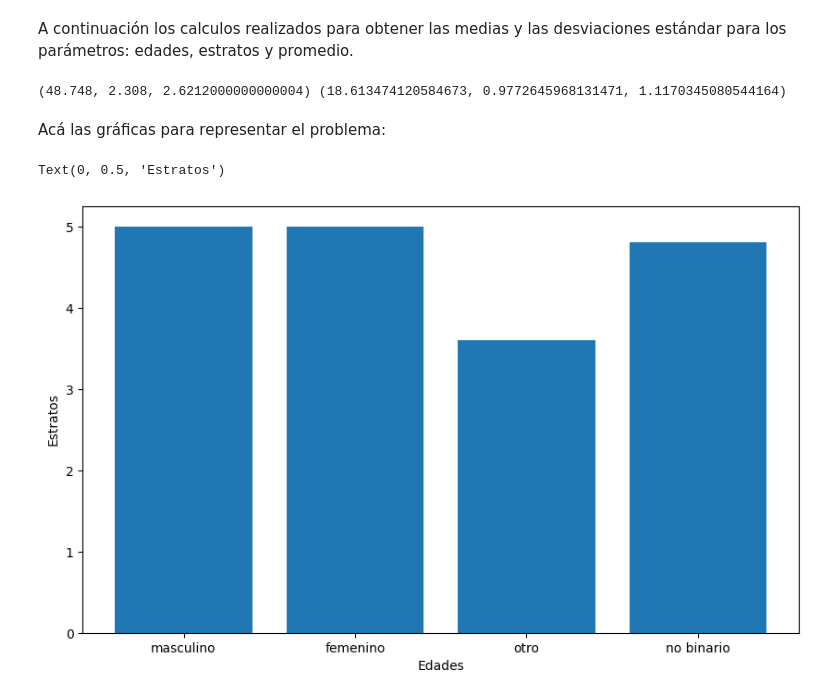
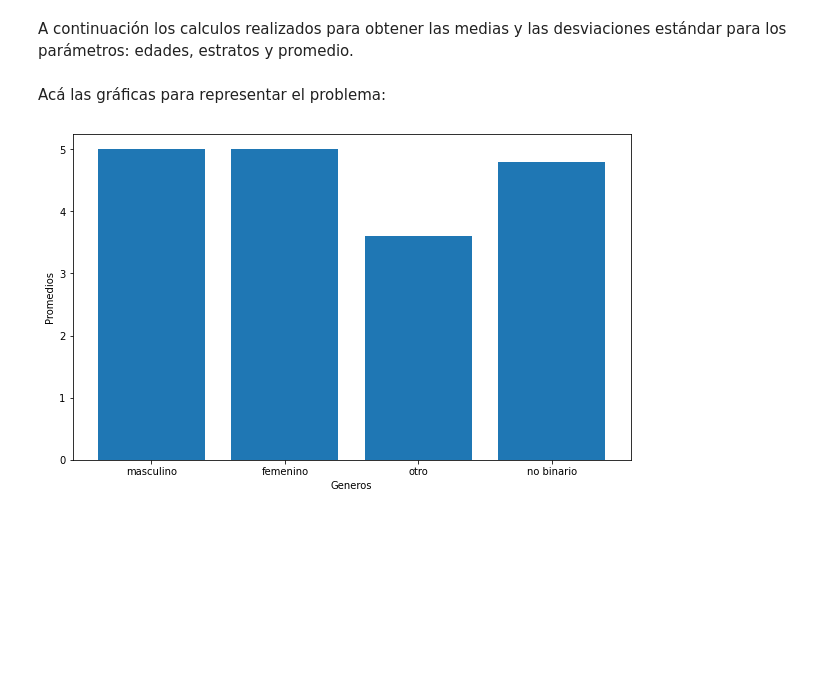
Before and after one commit to sergiobtalero/HerramientasLab1, a Jupyter notebook: Laboratorio-1.ipynb, the cells around one changed output. Cells and saved outputs as stored; diff of their text form; code cells hidden in the pictures; blank space fills up the shorter version.

Commit message:
Plot added

```diff
--- a/Laboratorio-1.ipynb
+++ b/Laboratorio-1.ipynb
@@ -61,22 +61,19 @@ def getDeviation():
 
 desviaciones = getDeviation()
 medias = getMeans()
-print(medias, desviaciones)
-# %% [output]
-(48.748, 2.308, 2.6212000000000004) (18.613474120584673, 0.9772645968131471, 1.1170345080544164)
 # %% [markdown]
 Acá las gráficas para representar el problema:
 # %%
 import matplotlib.pyplot as plt
 
 xPositions = list(range(0, 500))
 fig, ax = plt.subplots(figsize=(10, 6))
 # ax.scatter(x = estratos, y = promedios)
 ax.bar(generos, promedios)
-plt.xlabel("Edades")
-plt.ylabel("Estratos")
 
-# plt.show()
+plt.xlabel("Generos")
+plt.ylabel("Promedios")
+
+plt.show()
 # %% [output]
-Text(0, 0.5, 'Estratos')
-[figure, old version]
+[figure, new version]
```
Also changed, not shown: parts of 5 cells of this notebook.
